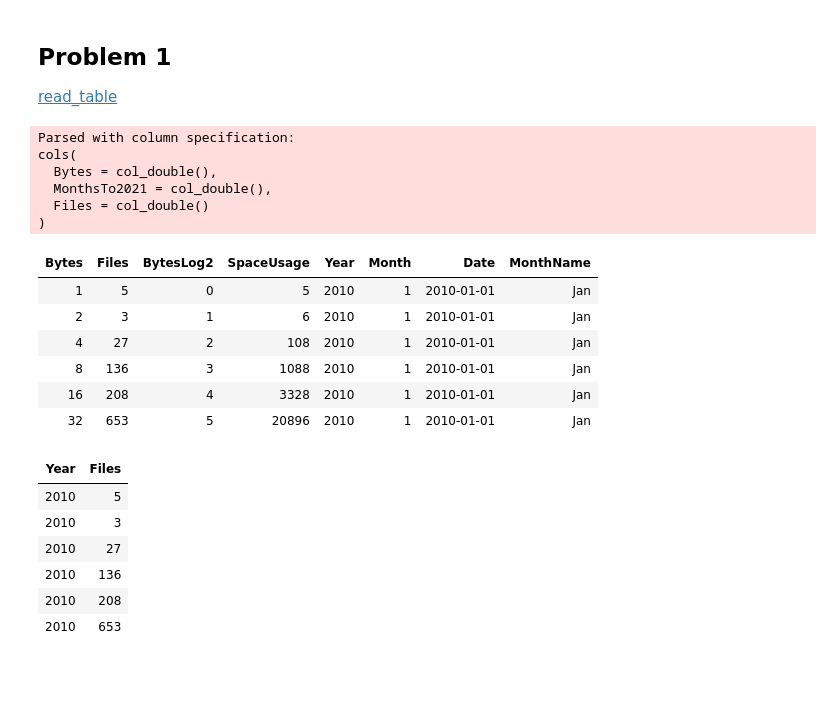
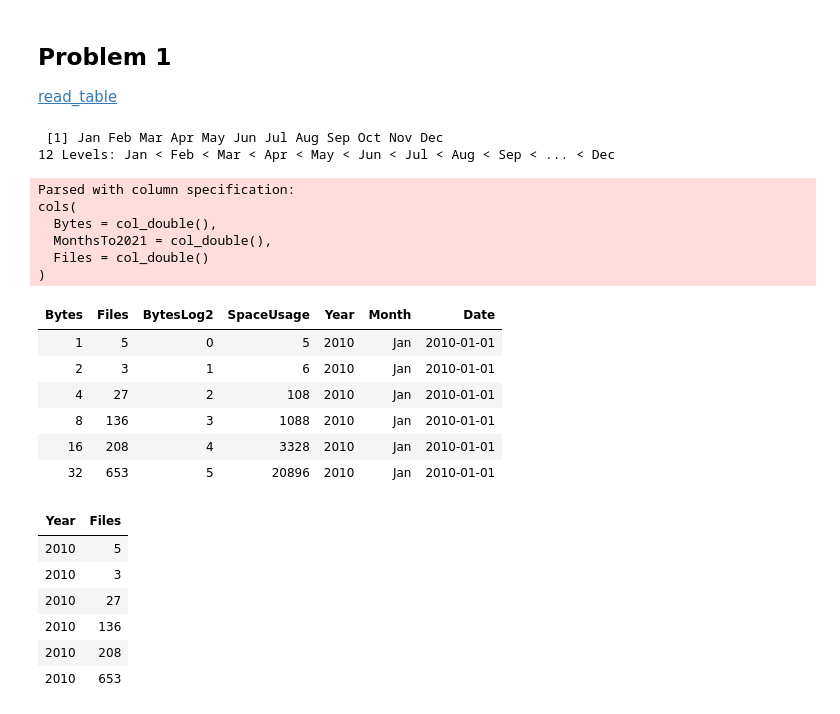
Before and after one commit to AaltoSciComp/data-analysis-workflows-course, a Jupyter notebook: r_exercises/ch3-r-lecture.ipynb, the cells around one changed output. Drawn from its saved outputs; the diff is of its cells as text; code cells hidden in the pictures; blank space fills up the shorter version.

```diff
--- a/r_exercises/ch3-r-lecture.ipynb
+++ b/r_exercises/ch3-r-lecture.ipynb
@@ -27,12 +27,17 @@ The following object is masked from ‘package:base’:
 ## Problem 1
 
 [read_table](https://readr.tidyverse.org/reference/read_table.html)
+# %%
+month(seq(1,12), label=TRUE, locale='C')
+# %% [output]
+ [1] Jan Feb Mar Apr May Jun Jul Aug Sep Oct Nov Dec
+12 Levels: Jan < Feb < Mar < Apr < May < Jun < Jul < Aug < Sep < ... < Dec
 # %%
 load_filesizes <- function(filesizes_file){
     filesizes <- read_table2(filesizes_file, col_names=c('Bytes','MonthsTo2021', 'Files'))
 
     filesizes <- filesizes %>%
-    # Remove empty files
+        # Remove empty files
         filter(Bytes != 0) %>%
         # Create a column for log2 of bytes
         mutate(BytesLog2 = log2(Bytes)) %>%
@@ -43,42 +48,47 @@ load_filesizes <- function(filesizes_file){
             TotalMonths = 2021*12 - MonthsTo2021 - 1,
             Year = TotalMonths %/% 12,
             Month = TotalMonths %% 12 +1,
             Day = 1
         )
 
      # Set year for really old files and files with incorrect timestamps
     invalid_years = c((filesizes['Year'] < 2010) | (filesizes['Year'] > 2020))
     filesizes[invalid_years, c('Year','Month')] <- NaN
 
-    # Create Date and get the name for the month
+    # Get month names for the correct ordering of Month categories
+    month_names <- month(seq(1,12), label=TRUE, locale='C')
     filesizes <- filesizes %>%
         mutate(
+            # Create Date and get the name for the month
             Date = make_datetime(Year, Month, Day),
-            MonthName= month(Month, label=TRUE, locale='C'))
+            # Set Month
+            Month=month(Month, label=TRUE, locale='C'),
+            # Set Month to be an ordered categorical with predefined levels
+            Month=factor(Month, ordered=TRUE, levels=month_names))
     filesizes <- filesizes %>%
         # Sort data based on Date and BytesLog2
         arrange(Date, BytesLog2) %>%
         # Remove old columns
         select(-MonthsTo2021,-TotalMonths,-Day)
     return(filesizes)
 }
 
 filesizes <- load_filesizes('../data/filesizes_timestamps.txt')
 head(filesizes)
 # %% [output]
 Parsed with column specification:
 cols(
   Bytes = col_double(),
   MonthsTo2021 = col_double(),
   Files = col_double()
 )
-| Bytes | Files | BytesLog2 | SpaceUsage | Year | Month | Date | MonthName |
-| 1 | 5 | 0 | 5 | 2010 | 1 | 2010-01-01 | Jan |
-| 2 | 3 | 1 | 6 | 2010 | 1 | 2010-01-01 | Jan |
-| 4 | 27 | 2 | 108 | 2010 | 1 | 2010-01-01 | Jan |
-| 8 | 136 | 3 | 1088 | 2010 | 1 | 2010-01-01 | Jan |
-| 16 | 208 | 4 | 3328 | 2010 | 1 | 2010-01-01 | Jan |
-| 32 | 653 | 5 | 20896 | 2010 | 1 | 2010-01-01 | Jan |
+| Bytes | Files | BytesLog2 | SpaceUsage | Year | Month | Date |
+| 1 | 5 | 0 | 5 | 2010 | Jan | 2010-01-01 |
+| 2 | 3 | 1 | 6 | 2010 | Jan | 2010-01-01 |
+| 4 | 27 | 2 | 108 | 2010 | Jan | 2010-01-01 |
+| 8 | 136 | 3 | 1088 | 2010 | Jan | 2010-01-01 |
+| 16 | 208 | 4 | 3328 | 2010 | Jan | 2010-01-01 |
+| 32 | 653 | 5 | 20896 | 2010 | Jan | 2010-01-01 |
 # %%
 newfiles_relevant <- filesizes %>%
     # Drop rows with NaNs (invalid years)
```
Also changed, not shown: parts of 4 cells of this notebook, 2 other files.
